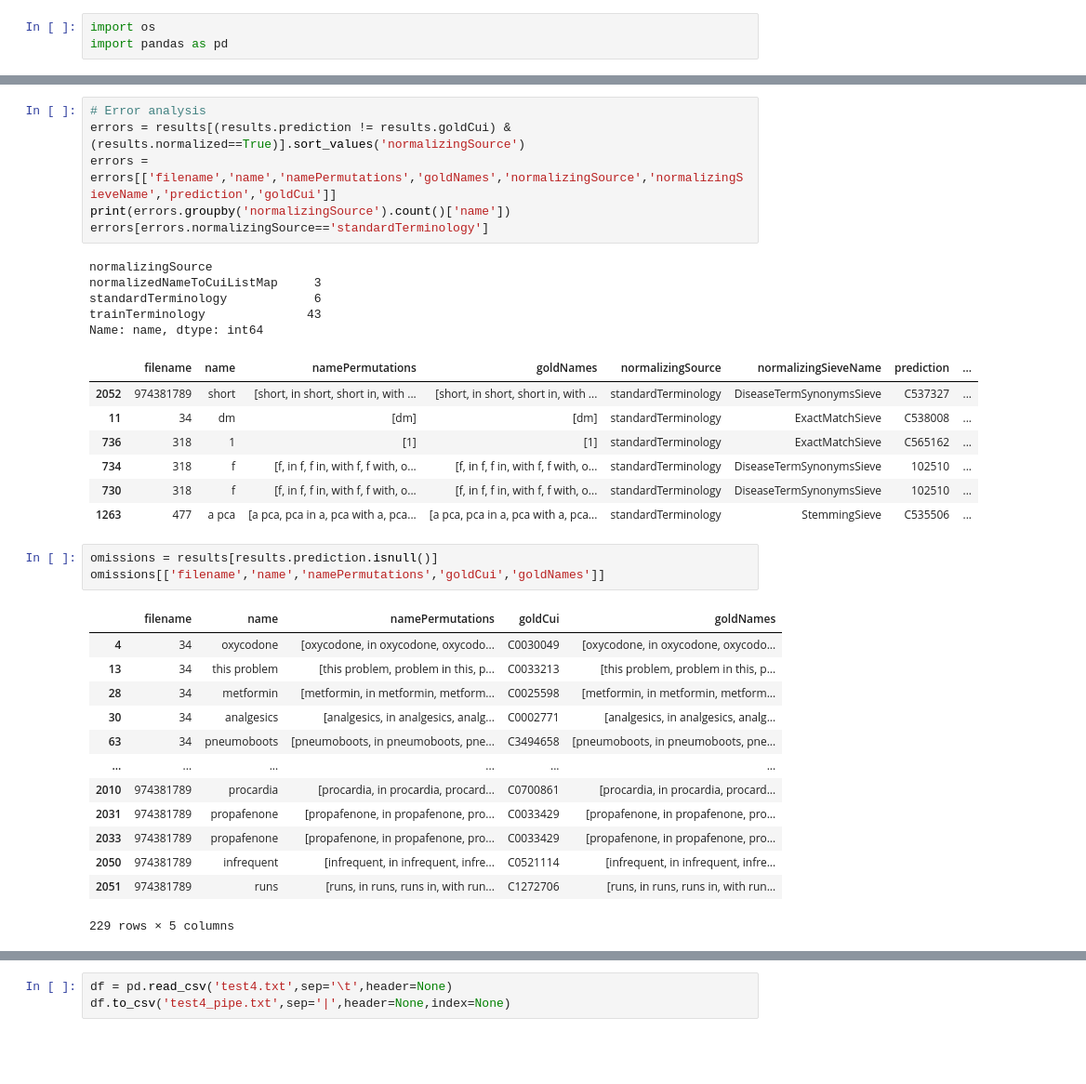
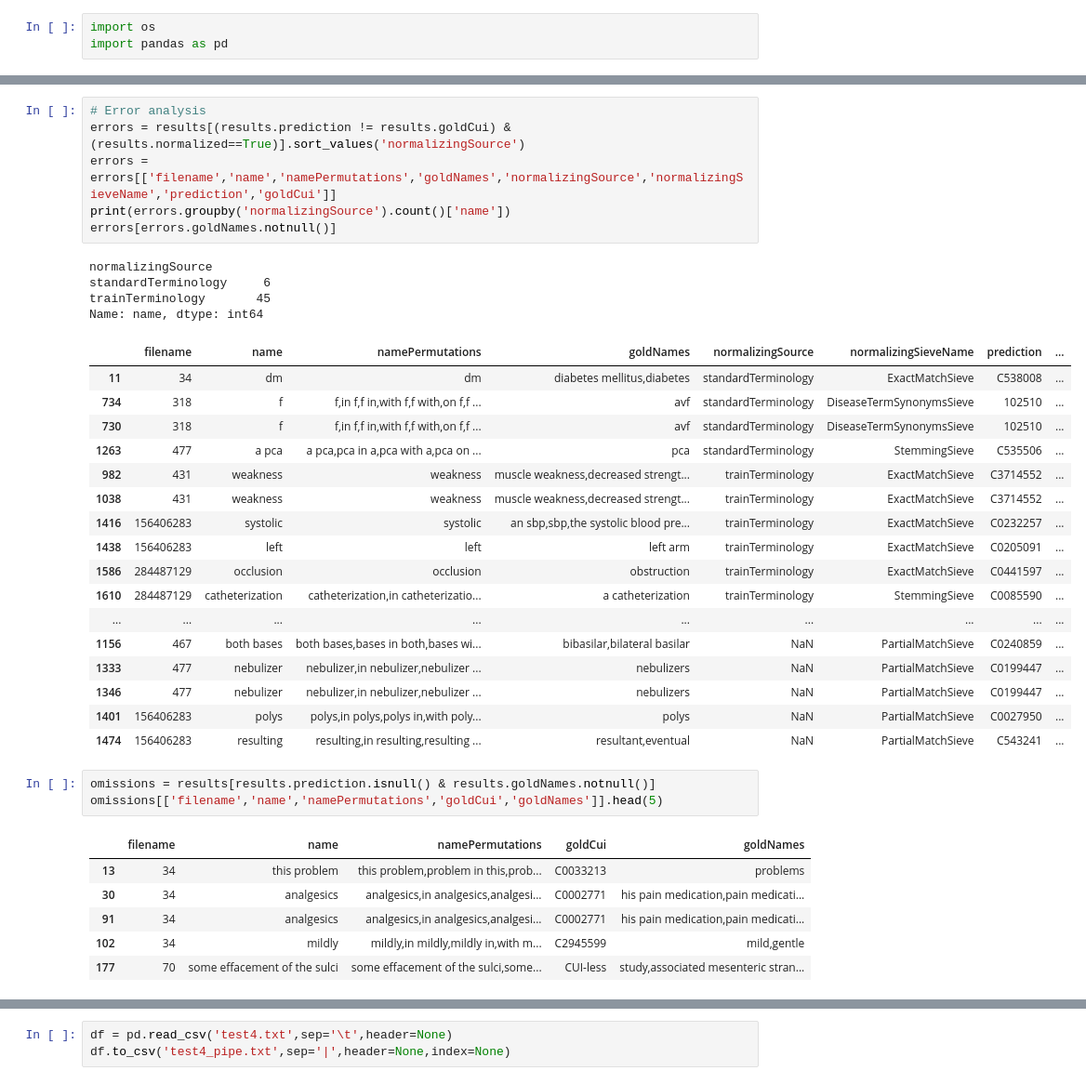
Before and after one commit to etfrenchvcu/disorder-normalizer, a Jupyter notebook: scripts/evaluate.ipynb, the cells around one changed output, grey strips where cells are left out. Shown at 93% size. Drawn from its saved outputs; the diff is of its cells as text; blank space fills up the shorter version.

```diff
--- a/scripts/evaluate.ipynb
+++ b/scripts/evaluate.ipynb
@@ -57,36 +119,38 @@ sieveResults(results)
 # %%
 # Error analysis
 errors = results[(results.prediction != results.goldCui) & (results.normalized==True)].sort_values('normalizingSource')
 errors = errors[['filename','name','namePermutations','goldNames','normalizingSource','normalizingSieveName','prediction','goldCui']]
 print(errors.groupby('normalizingSource').count()['name'])
-errors[errors.normalizingSource=='standardTerminology']
+errors[errors.goldNames.notnull()]
 # %% [output]
 normalizingSource
-normalizedNameToCuiListMap     3
-standardTerminology            6
-trainTerminology              43
+standardTerminology     6
+trainTerminology       45
 Name: name, dtype: int64
 |  | filename | name | namePermutations | goldNames | normalizingSource | normalizingSieveName | prediction | ... |
-| 2052 | 974381789 | short | [short, in short, short in, with ... | [short, in short, short in, with ... | standardTerminology | DiseaseTermSynonymsSieve | C537327 | ... |
-| 11 | 34 | dm | [dm] | [dm] | standardTerminology | ExactMatchSieve | C538008 | ... |
-| 736 | 318 | 1 | [1] | [1] | standardTerminology | ExactMatchSieve | C565162 | ... |
-| 734 | 318 | f | [f, in f, f in, with f, f with, o... | [f, in f, f in, with f, f with, o... | standardTerminology | DiseaseTermSynonymsSieve | 102510 | ... |
-| 730 | 318 | f | [f, in f, f in, with f, f with, o... | [f, in f, f in, with f, f with, o... | standardTerminology | DiseaseTermSynonymsSieve | 102510 | ... |
-| 1263 | 477 | a pca | [a pca, pca in a, pca with a, pca... | [a pca, pca in a, pca with a, pca... | standardTerminology | StemmingSieve | C535506 | ... |
+| 11 | 34 | dm | dm | diabetes mellitus,diabetes | standardTerminology | ExactMatchSieve | C538008 | ... |
+| 734 | 318 | f | f,in f,f in,with f,f with,on f,f ... | avf | standardTerminology | DiseaseTermSynonymsSieve | 102510 | ... |
+| 730 | 318 | f | f,in f,f in,with f,f with,on f,f ... | avf | standardTerminology | DiseaseTermSynonymsSieve | 102510 | ... |
+| 1263 | 477 | a pca | a pca,pca in a,pca with a,pca on ... | pca | standardTerminology | StemmingSieve | C535506 | ... |
+| 982 | 431 | weakness | weakness | muscle weakness,decreased strengt... | trainTerminology | ExactMatchSieve | C3714552 | ... |
+| 1038 | 431 | weakness | weakness | muscle weakness,decreased strengt... | trainTerminology | ExactMatchSieve | C3714552 | ... |
+| 1416 | 156406283 | systolic | systolic | an sbp,sbp,the systolic blood pre... | trainTerminology | ExactMatchSieve | C0232257 | ... |
+| 1438 | 156406283 | left | left | left arm | trainTerminology | ExactMatchSieve | C0205091 | ... |
+| 1586 | 284487129 | occlusion | occlusion | obstruction | trainTerminology | ExactMatchSieve | C0441597 | ... |
+| 1610 | 284487129 | catheterization | catheterization,in catheterizatio... | a catheterization | trainTerminology | StemmingSieve | C0085590 | ... |
+| ... | ... | ... | ... | ... | ... | ... | ... | ... |
+| 1156 | 467 | both bases | both bases,bases in both,bases wi... | bibasilar,bilateral basilar | NaN | PartialMatchSieve | C0240859 | ... |
+| 1333 | 477 | nebulizer | nebulizer,in nebulizer,nebulizer ... | nebulizers | NaN | PartialMatchSieve | C0199447 | ... |
+| 1346 | 477 | nebulizer | nebulizer,in nebulizer,nebulizer ... | nebulizers | NaN | PartialMatchSieve | C0199447 | ... |
+| 1401 | 156406283 | polys | polys,in polys,polys in,with poly... | polys | NaN | PartialMatchSieve | C0027950 | ... |
+| 1474 | 156406283 | resulting | resulting,in resulting,resulting ... | resultant,eventual | NaN | PartialMatchSieve | C543241 | ... |
 # %%
-omissions = results[results.prediction.isnull()]
-omissions[['filename','name','namePermutations','goldCui','goldNames']]
+omissions = results[results.prediction.isnull() & results.goldNames.notnull()]
+omissions[['filename','name','namePermutations','goldCui','goldNames']].head(5)
 # %% [output]
 |  | filename | name | namePermutations | goldCui | goldNames |
-| 4 | 34 | oxycodone | [oxycodone, in oxycodone, oxycodo... | C0030049 | [oxycodone, in oxycodone, oxycodo... |
-| 13 | 34 | this problem | [this problem, problem in this, p... | C0033213 | [this problem, problem in this, p... |
-| 28 | 34 | metformin | [metformin, in metformin, metform... | C0025598 | [metformin, in metformin, metform... |
-| 30 | 34 | analgesics | [analgesics, in analgesics, analg... | C0002771 | [analgesics, in analgesics, analg... |
-| 63 | 34 | pneumoboots | [pneumoboots, in pneumoboots, pne... | C3494658 | [pneumoboots, in pneumoboots, pne... |
-| ... | ... | ... | ... | ... | ... |
-| 2010 | 974381789 | procardia | [procardia, in procardia, procard... | C0700861 | [procardia, in procardia, procard... |
-| 2031 | 974381789 | propafenone | [propafenone, in propafenone, pro... | C0033429 | [propafenone, in propafenone, pro... |
-| 2033 | 974381789 | propafenone | [propafenone, in propafenone, pro... | C0033429 | [propafenone, in propafenone, pro... |
-| 2050 | 974381789 | infrequent | [infrequent, in infrequent, infre... | C0521114 | [infrequent, in infrequent, infre... |
-| 2051 | 974381789 | runs | [runs, in runs, runs in, with run... | C1272706 | [runs, in runs, runs in, with run... |
+| 13 | 34 | this problem | this problem,problem in this,prob... | C0033213 | problems |
+| 30 | 34 | analgesics | analgesics,in analgesics,analgesi... | C0002771 | his pain medication,pain medicati... |
+| 91 | 34 | analgesics | analgesics,in analgesics,analgesi... | C0002771 | his pain medication,pain medicati... |
+| 102 | 34 | mildly | mildly,in mildly,mildly in,with m... | C2945599 | mild,gentle |
+| 177 | 70 | some effacement of the sulci | some effacement of the sulci,some... | CUI-less | study,associated mesenteric stran... |
-229 rows × 5 columns
```
Also changed, not shown: parts of 8 cells of this notebook, 14 other files.
